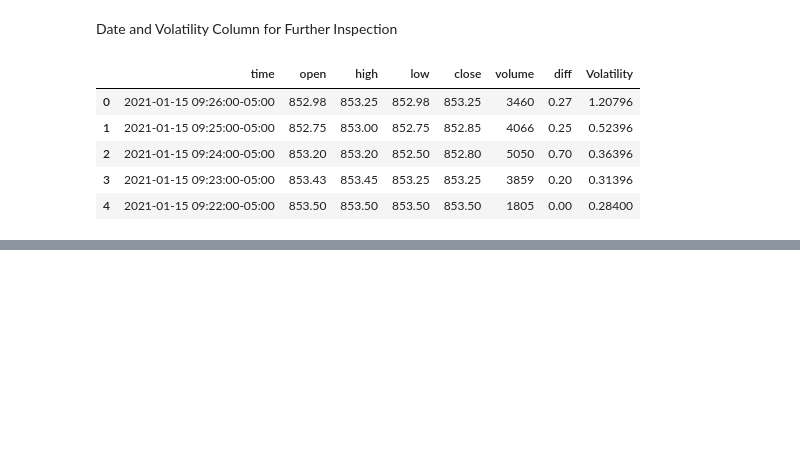
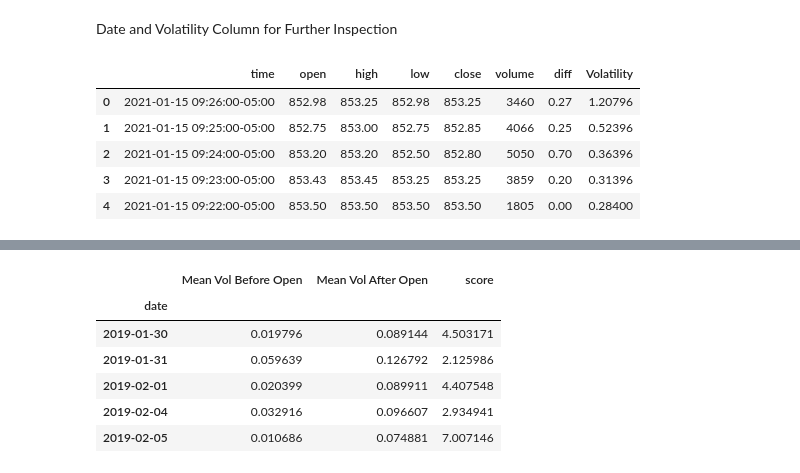
Before and after one commit to leeso1718/StockMarket_explainableAI, a Jupyter notebook: notebooks/data_nb/data_pipeline.ipynb, the cells around one changed output, grey strips where cells are left out. Cells and saved outputs as stored; diff of their text form; code cells hidden in the pictures; blank space fills up the shorter version.

```diff
--- a/notebooks/data_nb/data_pipeline.ipynb
+++ b/notebooks/data_nb/data_pipeline.ipynb
@@ -97,0 +194,11 @@ data = data[['date','Volatility']]
+# %%
+combined['score'] = combined['Mean Vol After Open']/combined['Mean Vol Before Open']
+combined.head()
+# %% [output]
+|  | Mean Vol Before Open | Mean Vol After Open | score |
+| date |  |  |  |
+| 2019-01-30 | 0.019796 | 0.089144 | 4.503171 |
+| 2019-01-31 | 0.059639 | 0.126792 | 2.125986 |
+| 2019-02-01 | 0.020399 | 0.089911 | 4.407548 |
+| 2019-02-04 | 0.032916 | 0.096607 | 2.934941 |
+| 2019-02-05 | 0.010686 | 0.074881 | 7.007146 |
```
Also changed, not shown: parts of 13 cells of this notebook, 1 other file.
